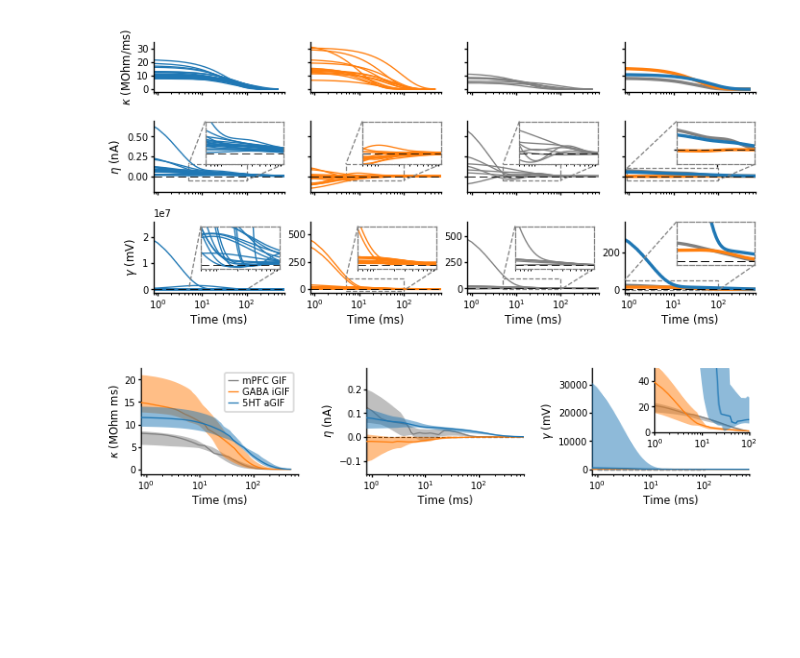
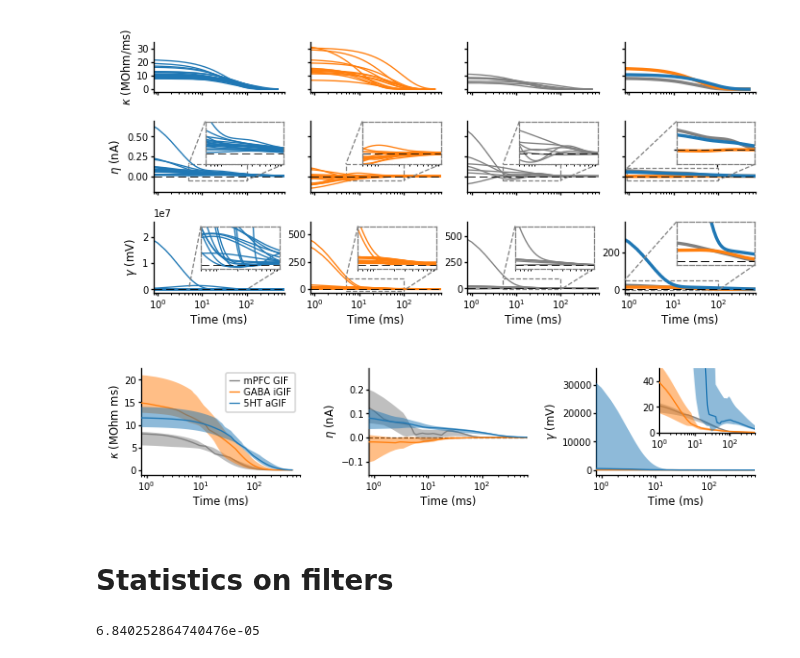
Before and after one commit to nauralcodinglab/raphegif, a Jupyter notebook: figs/scripts/writeup/single_neuron_model_filters_one_grid.ipynb, the cells around one changed output. Saved outputs shown, nothing was run; the diff lists cells and outputs as text; code cells hidden in the pictures; blank space fills up the shorter version.

```diff
--- a/figs/scripts/writeup/single_neuron_model_filters_one_grid.ipynb
+++ b/figs/scripts/writeup/single_neuron_model_filters_one_grid.ipynb
@@ -232,8 +233,6 @@ if IMG_PATH is not None:
     plt.savefig(os.path.join(IMG_PATH, 'compound_filter_plot.svg'))
 # %% [output]
 [figure]
-# %%
-eta_filters = [mod.eta.getInterpolatedFilter(0.5) for mod in models[data_name]['GIFs']]
 # %%
 def nonparametric_filter_plot(time_supp, interpolated_filters, quantiles=(25, 75), ax=None, **pltargs):
     if ax is None:
@@ -356,34 +355,36 @@ for i, (data_name, color_name, model_name, model_type) in enumerate(
 
 gamma_ax.set_xscale('log')
 gamma_ax.set_xlim(xlims)
 
 gamma_inset.set_xscale('log')
-gamma_inset.set_xlim(1, 100)
+gamma_inset.set_xlim(1, 500)
 gamma_inset.set_ylim(0, 50)
 
-box, l1, l2 = mark_inset(
+"""box, l1, l2 = mark_inset(
     gamma_ax,
     gamma_inset,
     2,
     4,
     ls='--',
     color='gray',
     lw=insetlw,
     zorder=20
 )
 l1.remove()
-l2.remove()
+l2.remove()"""
 
 pltools.hide_border('tr', ax=gamma_ax)
 pltools.hide_border('tr', ax=gamma_inset)
 
 gamma_ax.set_xlabel('Time (ms)')
 gamma_ax.set_ylabel(r'$\gamma$ (mV)')
 
 plt.tight_layout()
 
 if IMG_PATH is not None:
     plt.savefig(os.path.join(IMG_PATH, 'nonparametric_filter_plot.png'))
     plt.savefig(os.path.join(IMG_PATH, 'nonparametric_filter_plot.svg'))
 # %% [output]
-[figure, old version]
+[figure, new version]
+# %% [markdown]
+# Statistics on filters
@@ -389,0 +417,9 @@ if IMG_PATH is not None:
+# %%
+result = stats.mannwhitneyu(
+    filters['ser']['eta']['filter'][:, 600],
+    filters['som']['eta']['filter'][:, 600],
+    alternative='two-sided'
+)
+print(result.pvalue * 3)
+# %% [output]
+6.840252864740476e-05
```
Also changed, not shown: parts of 12 cells of this notebook, 2 other files.
